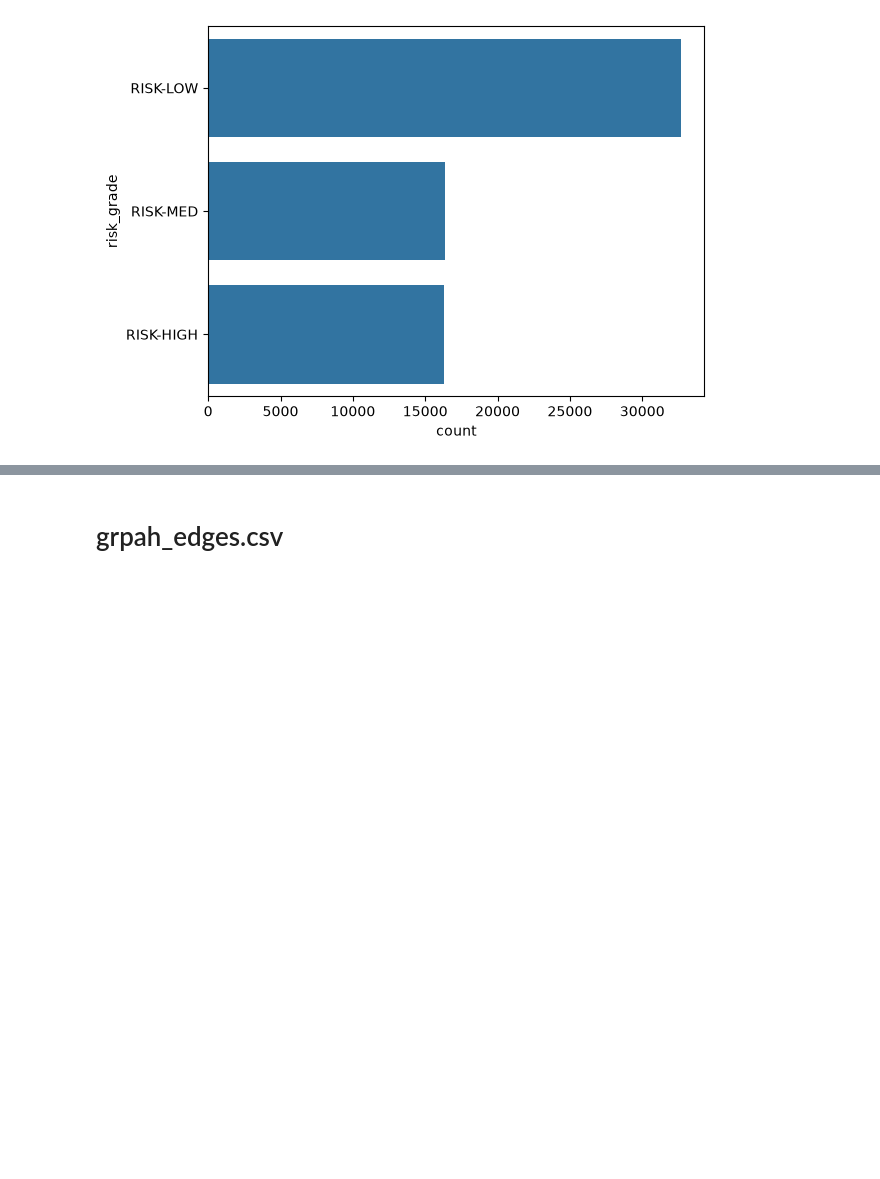
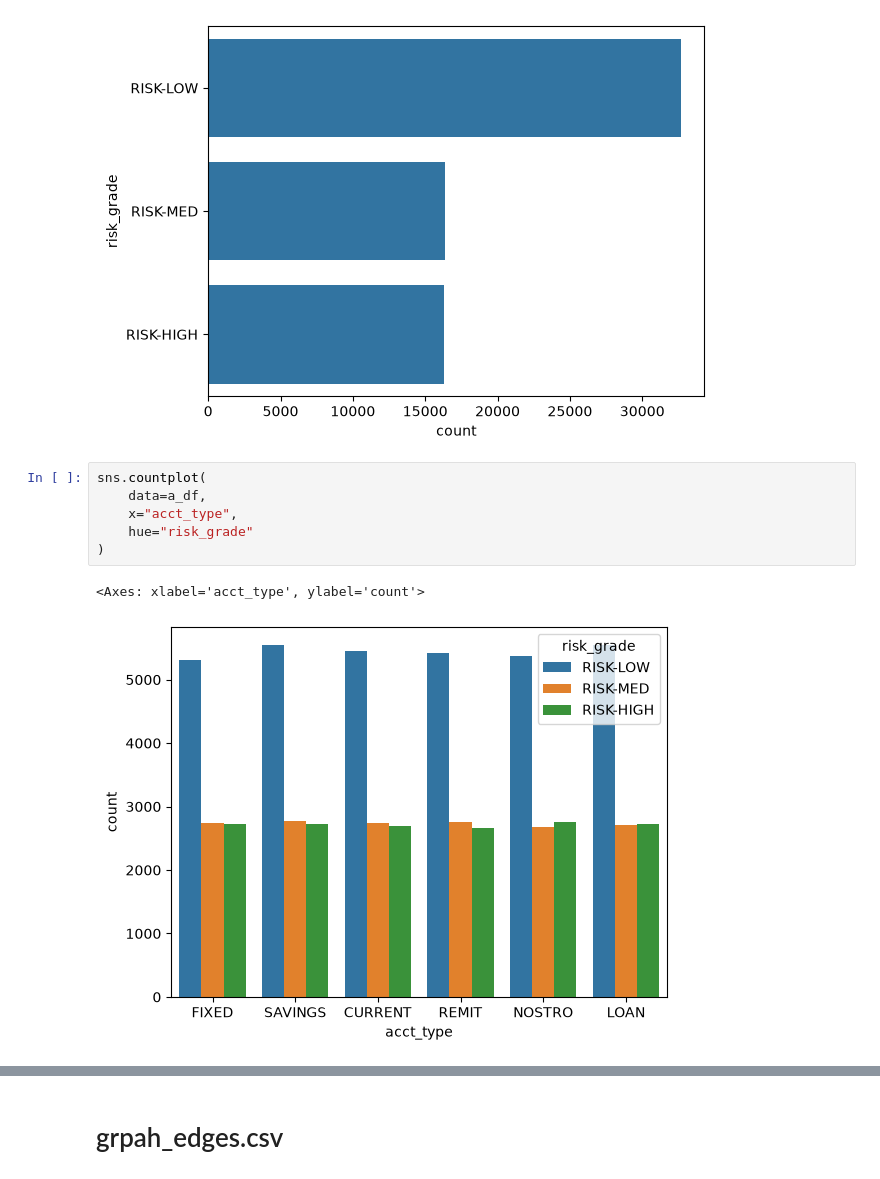
Before and after one commit to Lajnarpimger/DataVerse-_SignalVSNoise, a Jupyter notebook: EDA.ipynb, the cells around one changed output, grey strips where cells are left out. Cells and saved outputs as stored; diff of their text form; blank space fills up the shorter version.

```diff
--- a/EDA.ipynb
+++ b/EDA.ipynb
@@ -140,3 +140,12 @@ RISK-MED     16398
 RISK-HIGH    16295
 Name: count, dtype: int64
 [figure]
+# %%
+sns.countplot(
+    data=a_df,
+    x="acct_type",
+    hue="risk_grade"
+)
+# %% [output]
+<Axes: xlabel='acct_type', ylabel='count'>
+[figure, added]
```
Also changed, not shown: parts of 1 cell of this notebook.
